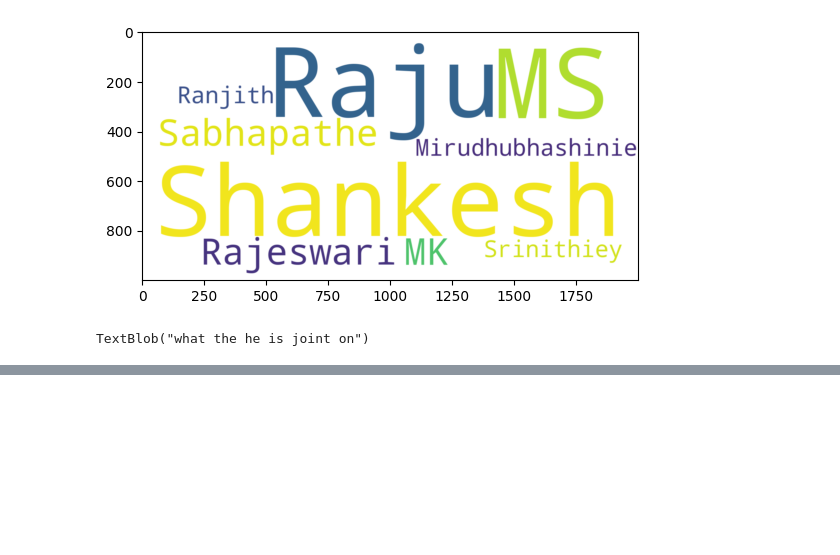
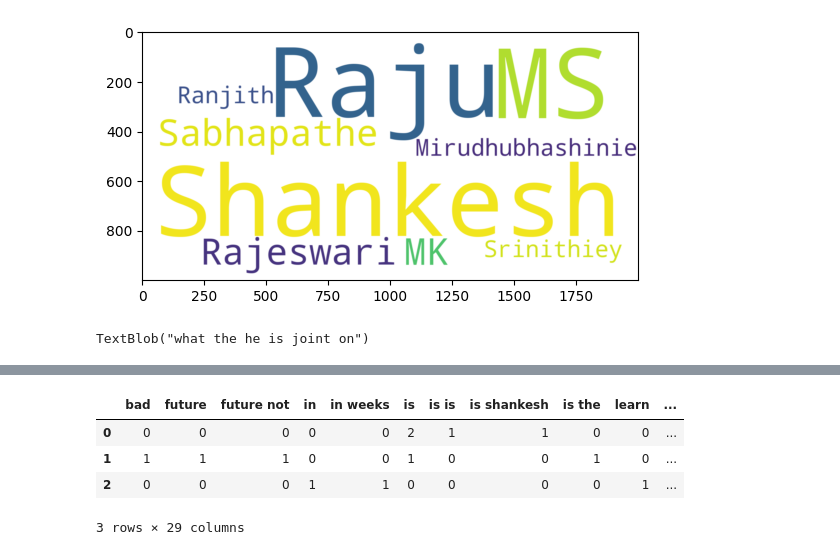
Before and after one commit to sabhashanki/Fraudulent_Transaction_iNeuron, a Jupyter notebook: nlp.ipynb, the cells around one changed output, grey strips where cells are left out. Saved outputs shown, nothing was run; the diff lists cells and outputs as text; code cells hidden in the pictures; blank space fills up the shorter version.

```diff
--- a/nlp.ipynb
+++ b/nlp.ipynb
@@ -172,0 +188,12 @@ TextBlob("what the he is joint on")
+# %%
+text = ['My name is is Shankesh Raju MS','NLP is the future not bad','I will learn in 2 weeks']
+vector = CountVectorizer(ngram_range = (1,2))
+vector_array = vector.fit_transform(text).toarray()
+vector_array.shape, vector.get_feature_names()
+pd.DataFrame(vector_array, columns = vector.get_feature_names())
+# %% [output]
+|  | bad | future | future not | in | in weeks | is | is is | is shankesh | is the | learn | ... |
+| 0 | 0 | 0 | 0 | 0 | 0 | 2 | 1 | 1 | 0 | 0 | ... |
+| 1 | 1 | 1 | 1 | 0 | 0 | 1 | 0 | 0 | 1 | 0 | ... |
+| 2 | 0 | 0 | 0 | 1 | 1 | 0 | 0 | 0 | 0 | 1 | ... |
+3 rows × 29 columns
```
Also changed, not shown: parts of 6 cells of this notebook.
